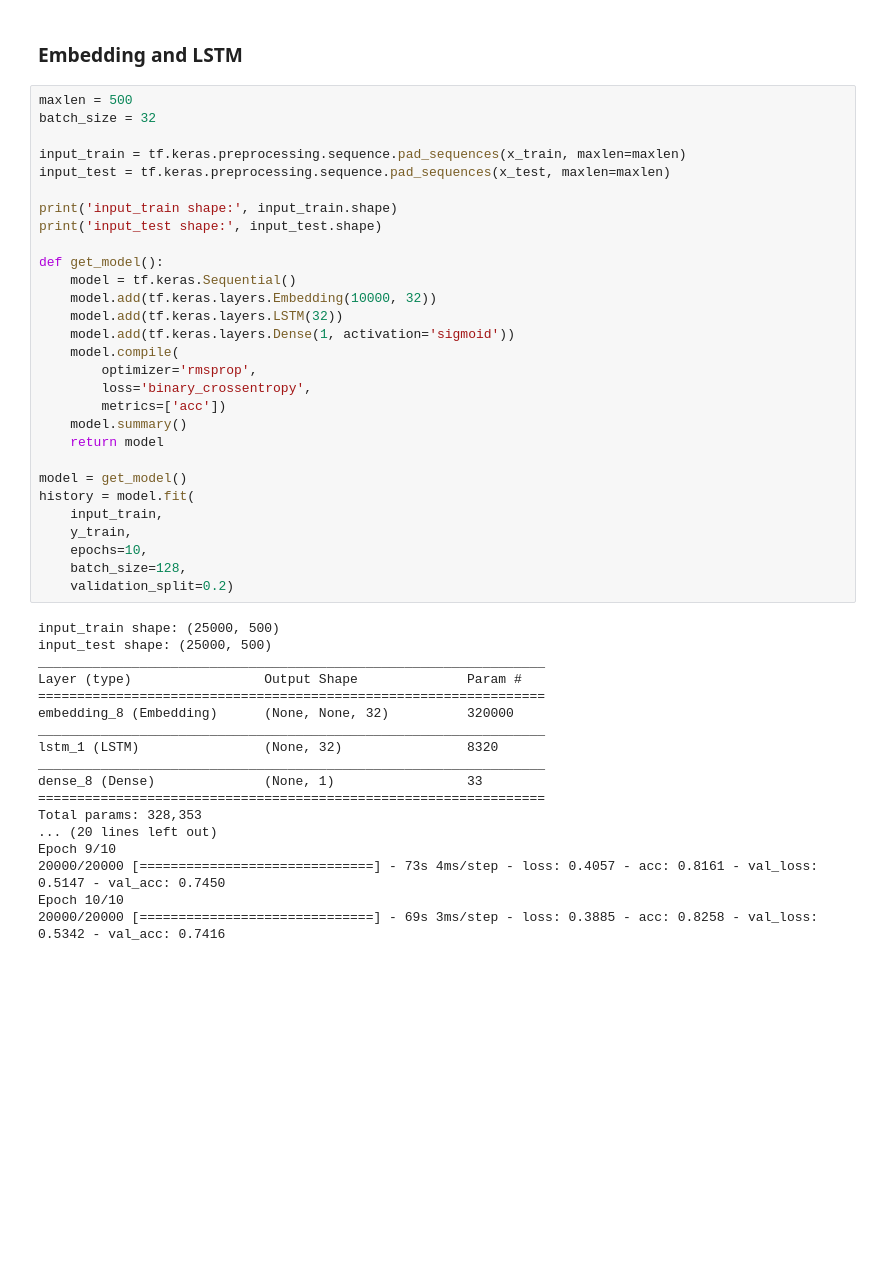
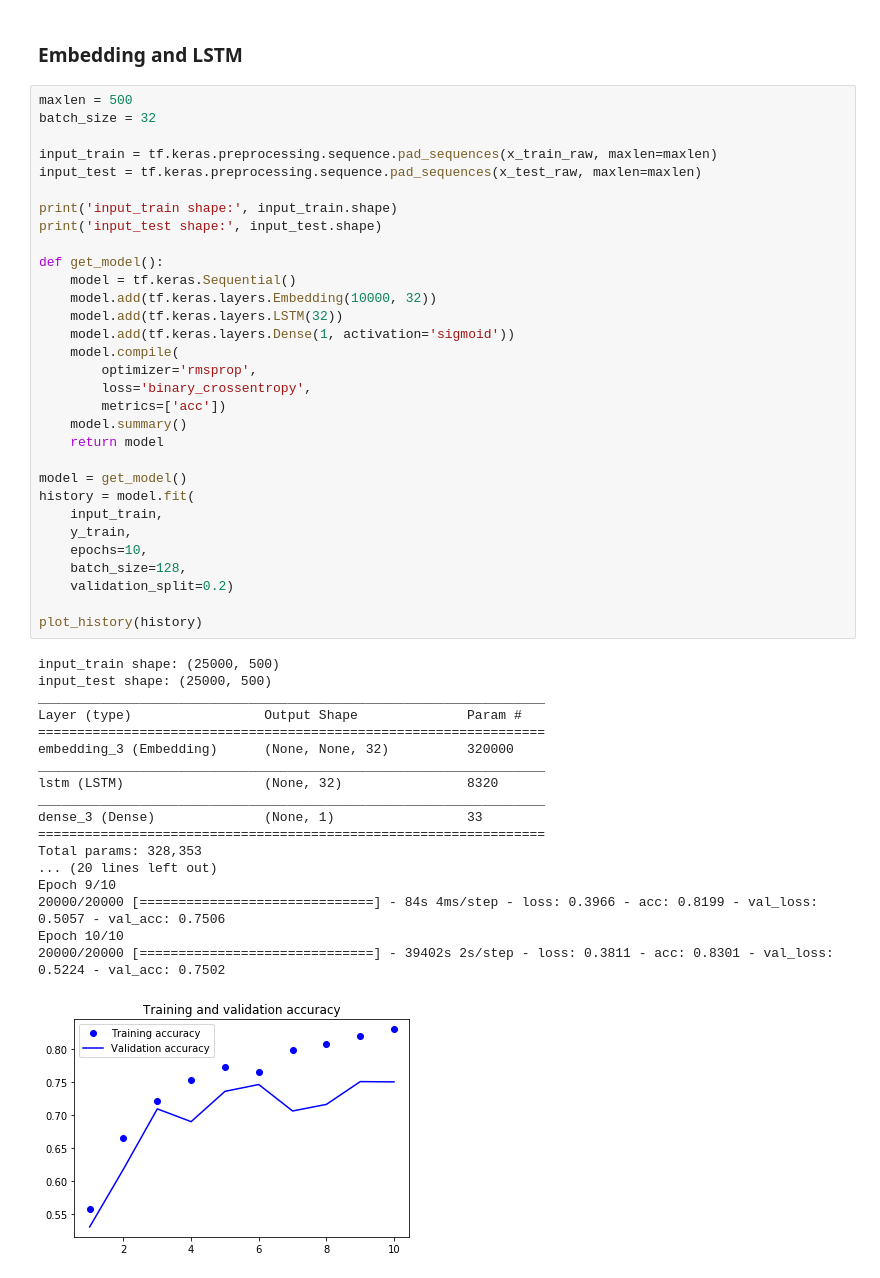
Before and after one commit to szylec/methods, a Jupyter notebook: sequences/text_processing/sentiment_imdb.ipynb, the cells around one changed output. Drawn from its saved outputs; the diff is of its cells as text; blank space fills up the shorter version.

```diff
--- a/sequences/text_processing/sentiment_imdb.ipynb
+++ b/sequences/text_processing/sentiment_imdb.ipynb
@@ -142,8 +160,8 @@ plt.show()
 maxlen = 500
 batch_size = 32
 
-input_train = tf.keras.preprocessing.sequence.pad_sequences(x_train, maxlen=maxlen)
-input_test = tf.keras.preprocessing.sequence.pad_sequences(x_test, maxlen=maxlen)
+input_train = tf.keras.preprocessing.sequence.pad_sequences(x_train_raw, maxlen=maxlen)
+input_test = tf.keras.preprocessing.sequence.pad_sequences(x_test_raw, maxlen=maxlen)
 
 print('input_train shape:', input_train.shape)
 print('input_test shape:', input_test.shape)
@@ -153,35 +171,38 @@ def get_model():
     model.add(tf.keras.layers.Embedding(10000, 32))
     model.add(tf.keras.layers.LSTM(32))
     model.add(tf.keras.layers.Dense(1, activation='sigmoid'))
     model.compile(
         optimizer='rmsprop',
         loss='binary_crossentropy',
         metrics=['acc'])
     model.summary()
     return model
 
 model = get_model()
 history = model.fit(
     input_train,
     y_train,
     epochs=10,
     batch_size=128,
     validation_split=0.2)
+
+plot_history(history)
 # %% [output]
 input_train shape: (25000, 500)
 input_test shape: (25000, 500)
 _________________________________________________________________
 Layer (type)                 Output Shape              Param #
 =================================================================
-embedding_8 (Embedding)      (None, None, 32)          320000
+embedding_3 (Embedding)      (None, None, 32)          320000
 _________________________________________________________________
-lstm_1 (LSTM)                (None, 32)                8320
+lstm (LSTM)                  (None, 32)                8320
 _________________________________________________________________
-dense_8 (Dense)              (None, 1)                 33
+dense_3 (Dense)              (None, 1)                 33
 =================================================================
 Total params: 328,353
 ... (20 lines left out)
 Epoch 9/10
-20000/20000 [==============================] - 73s 4ms/step - loss: 0.4057 - acc: 0.8161 - val_loss: 0.5147 - val_acc: 0.7450
+20000/20000 [==============================] - 84s 4ms/step - loss: 0.3966 - acc: 0.8199 - val_loss: 0.5057 - val_acc: 0.7506
 Epoch 10/10
-20000/20000 [==============================] - 69s 3ms/step - loss: 0.3885 - acc: 0.8258 - val_loss: 0.5342 - val_acc: 0.7416
+20000/20000 [==============================] - 39402s 2s/step - loss: 0.3811 - acc: 0.8301 - val_loss: 0.5224 - val_acc: 0.7502
+[figure, added]
```
Also changed, not shown: parts of 10 cells of this notebook, 5 other files.
